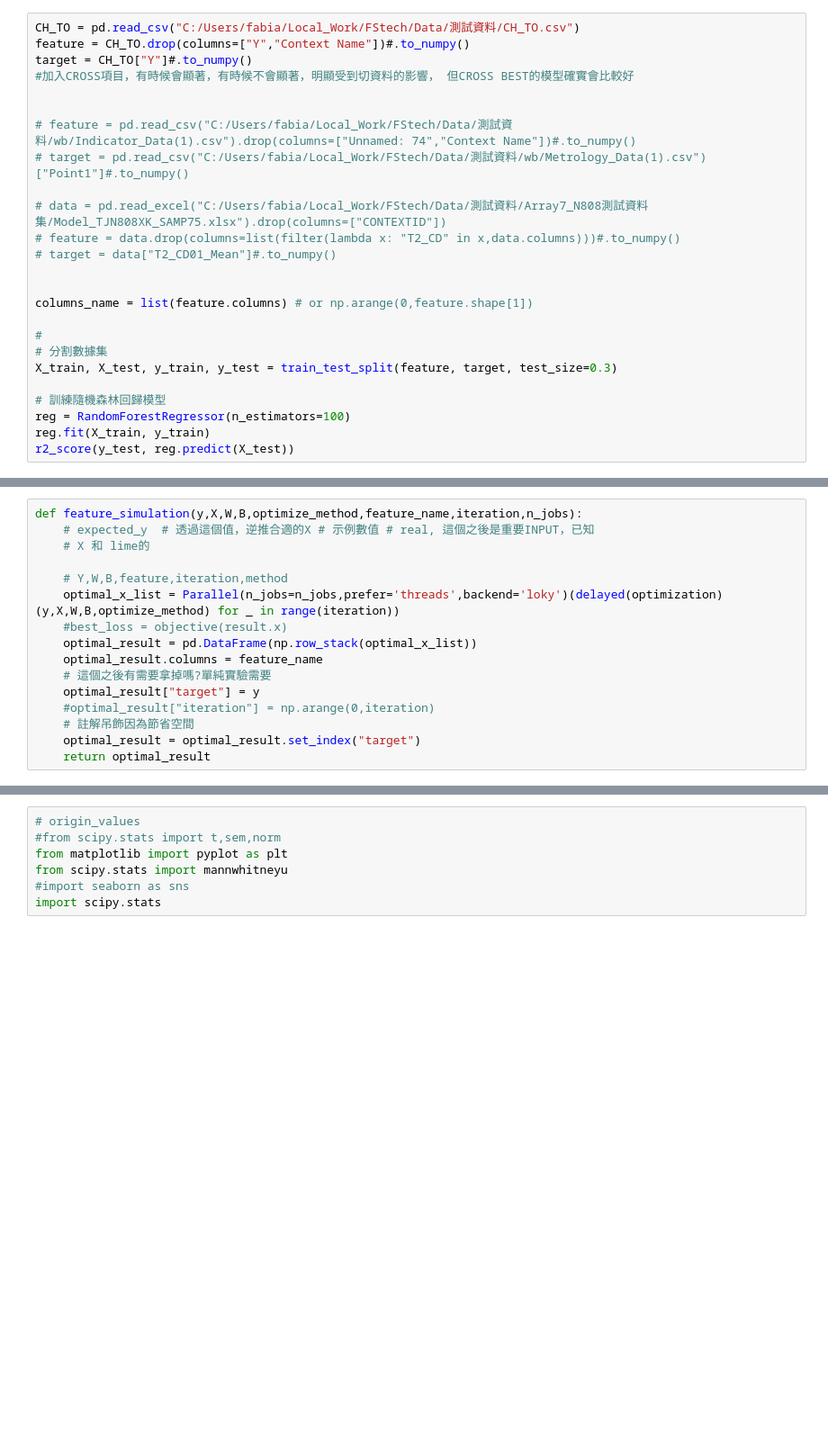
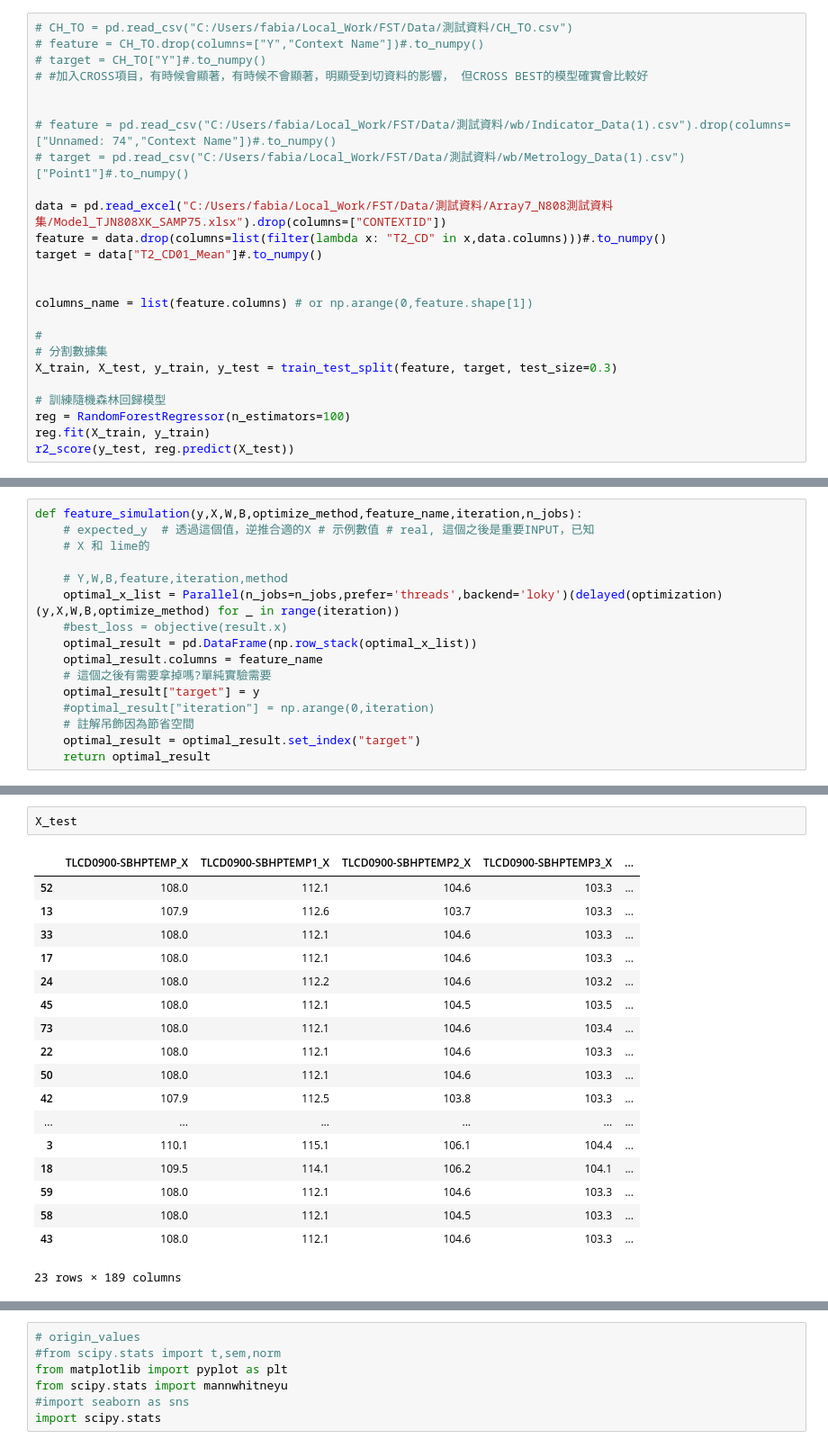
Before and after one commit to DanyelleJhang/FST, a Jupyter notebook: InversePrediction.ipynb, the cells around one changed output, grey strips where cells are left out. Shown at 90% size. Drawn from its saved outputs; the diff is of its cells as text; blank space fills up the shorter version.

```diff
--- a/InversePrediction.ipynb
+++ b/InversePrediction.ipynb
@@ -16,18 +16,18 @@ from sklearn.metrics import r2_score
 from scipy.optimize import minimize
 from tqdm import tqdm
 # %%
-CH_TO = pd.read_csv("C:/Users/fabia/Local_Work/FStech/Data/測試資料/CH_TO.csv")
-feature = CH_TO.drop(columns=["Y","Context Name"])#.to_numpy()
-target = CH_TO["Y"]#.to_numpy()
-#加入CROSS項目，有時候會顯著，有時候不會顯著，明顯受到切資料的影響， 但CROSS BEST的模型確實會比較好
+# CH_TO = pd.read_csv("C:/Users/fabia/Local_Work/FST/Data/測試資料/CH_TO.csv")
+# feature = CH_TO.drop(columns=["Y","Context Name"])#.to_numpy()
+# target = CH_TO["Y"]#.to_numpy()
+# #加入CROSS項目，有時候會顯著，有時候不會顯著，明顯受到切資料的影響， 但CROSS BEST的模型確實會比較好
 
 
-# feature = pd.read_csv("C:/Users/fabia/Local_Work/FStech/Data/測試資料/wb/Indicator_Data(1).csv").drop(columns=["Unnamed: 74","Context Name"])#.to_numpy()
-# target = pd.read_csv("C:/Users/fabia/Local_Work/FStech/Data/測試資料/wb/Metrology_Data(1).csv")["Point1"]#.to_numpy()
+# feature = pd.read_csv("C:/Users/fabia/Local_Work/FST/Data/測試資料/wb/Indicator_Data(1).csv").drop(columns=["Unnamed: 74","Context Name"])#.to_numpy()
+# target = pd.read_csv("C:/Users/fabia/Local_Work/FST/Data/測試資料/wb/Metrology_Data(1).csv")["Point1"]#.to_numpy()
 
-# data = pd.read_excel("C:/Users/fabia/Local_Work/FStech/Data/測試資料/Array7_N808測試資料集/Model_TJN808XK_SAMP75.xlsx").drop(columns=["CONTEXTID"])
-# feature = data.drop(columns=list(filter(lambda x: "T2_CD" in x,data.columns)))#.to_numpy()
-# target = data["T2_CD01_Mean"]#.to_numpy()
+data = pd.read_excel("C:/Users/fabia/Local_Work/FST/Data/測試資料/Array7_N808測試資料集/Model_TJN808XK_SAMP75.xlsx").drop(columns=["CONTEXTID"])
+feature = data.drop(columns=list(filter(lambda x: "T2_CD" in x,data.columns)))#.to_numpy()
+target = data["T2_CD01_Mean"]#.to_numpy()
 
 
 columns_name = list(feature.columns) # or np.arange(0,feature.shape[1])
@@ -161,5 +168,26 @@ def simulation(y_array,lime_feature,lime_importances,lime_intercept,optimize_met
 # 這裡要寫隊要為度的筆記 dot(lime_feature[1:5,:],lime_importances[:,1:5]) # 很重要，因為lime_importances剛開始設計時， 內是為feature_weight, local_sample
 # 基本上全部都要取出
 # 這樣估計才准
+# %%
+X_test
+# %% [output]
+|  | TLCD0900-SBHPTEMP_X | TLCD0900-SBHPTEMP1_X | TLCD0900-SBHPTEMP2_X | TLCD0900-SBHPTEMP3_X | ... |
+| 52 | 108.0 | 112.1 | 104.6 | 103.3 | ... |
+| 13 | 107.9 | 112.6 | 103.7 | 103.3 | ... |
+| 33 | 108.0 | 112.1 | 104.6 | 103.3 | ... |
+| 17 | 108.0 | 112.1 | 104.6 | 103.3 | ... |
+| 24 | 108.0 | 112.2 | 104.6 | 103.2 | ... |
+| 45 | 108.0 | 112.1 | 104.5 | 103.5 | ... |
+| 73 | 108.0 | 112.1 | 104.6 | 103.4 | ... |
+| 22 | 108.0 | 112.1 | 104.6 | 103.3 | ... |
+| 50 | 108.0 | 112.1 | 104.6 | 103.3 | ... |
+| 42 | 107.9 | 112.5 | 103.8 | 103.3 | ... |
+| ... | ... | ... | ... | ... | ... |
+| 3 | 110.1 | 115.1 | 106.1 | 104.4 | ... |
+| 18 | 109.5 | 114.1 | 106.2 | 104.1 | ... |
+| 59 | 108.0 | 112.1 | 104.6 | 103.3 | ... |
+| 58 | 108.0 | 112.1 | 104.5 | 103.3 | ... |
+| 43 | 108.0 | 112.1 | 104.6 | 103.3 | ... |
+23 rows × 189 columns
 # %%
 
```
Also changed, not shown: parts of 15 cells of this notebook.
